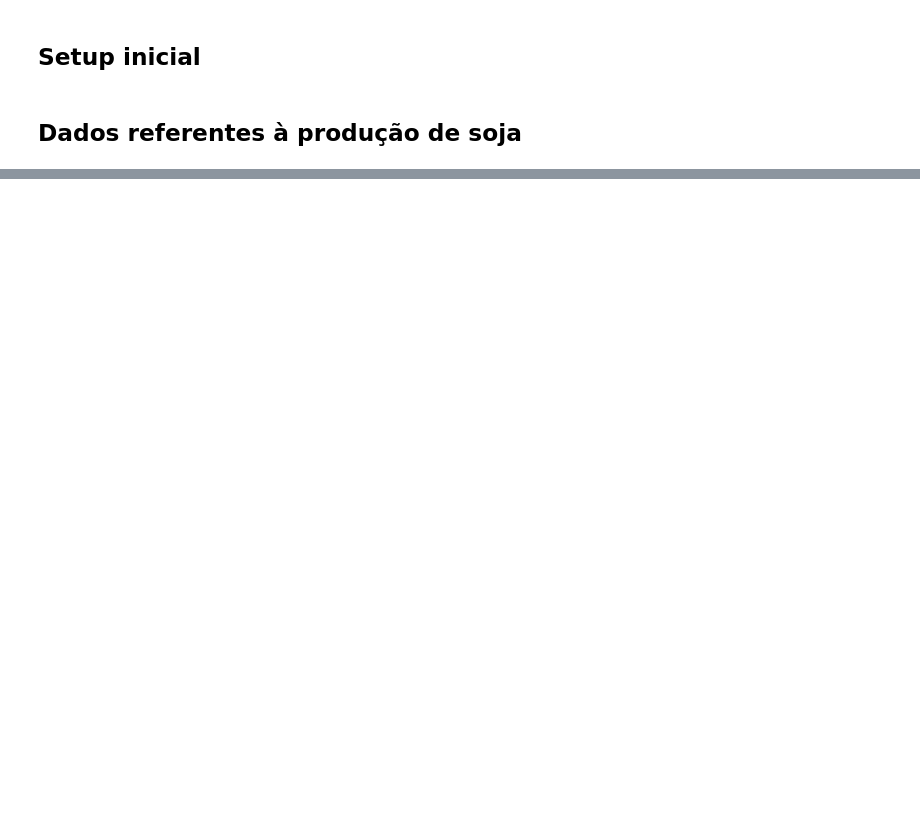
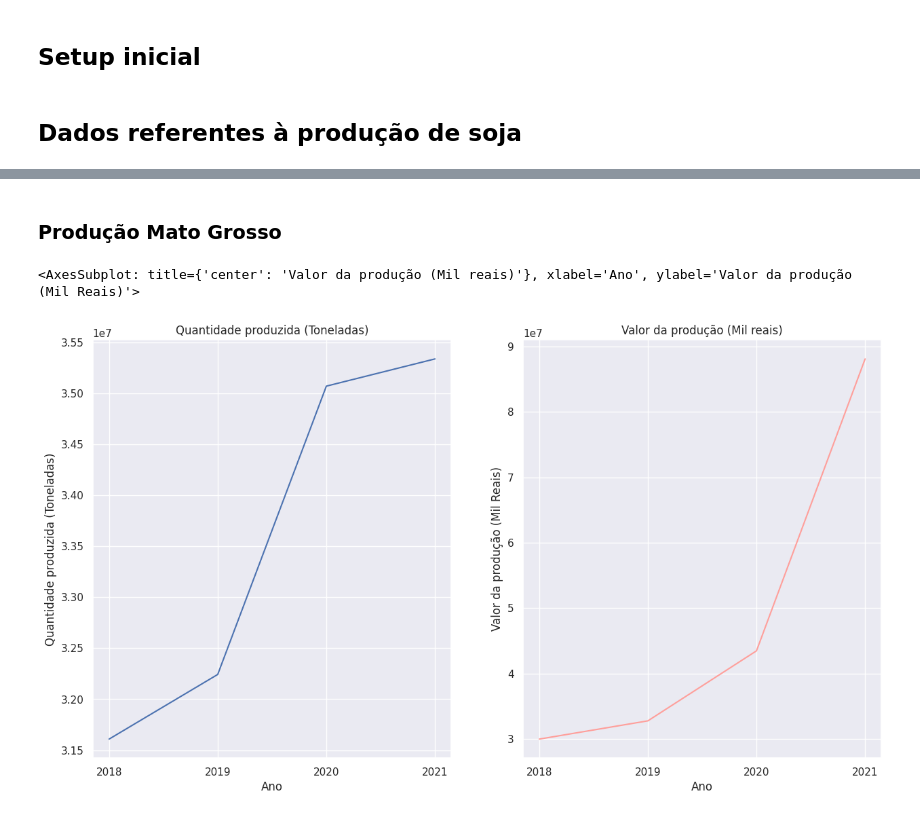
Before and after one commit to luiz-EL/An-liseMercadoSoja, a Jupyter notebook: mercado_soja.ipynb, the cells around one changed output, grey strips where cells are left out. Cells and saved outputs as stored; diff of their text form; code cells hidden in the pictures; blank space fills up the shorter version.

```diff
--- a/mercado_soja.ipynb
+++ b/mercado_soja.ipynb
@@ -1,9 +1,7 @@
 # %% [markdown]
 ## Setup inicial
 # %%
-#!pip install wget
-#!pip install -U sidrapy
-#!pip install openpyxl
+#!pip install -r dependencies
 
 # Importando bibliotecas necessárias
 import sidrapy
@@ -11,9 +9,13 @@ import pandas as pd
 import seaborn as sns
 import matplotlib.pyplot as plt
 from etl import * # Importa as classes criadas para um código mais limpo
+import yfinance as yf
+
+palette = sns.color_palette('pastel')
+sns.set_theme('notebook')
 
 municípios_mt = pd.read_csv('tabelas/municipios_mt.csv')
-dados = data_get(2018, 2021)
+dados = data_get(2018, 2022)
 # %% [markdown]
 ## Dados referentes à produção de soja
 # %%
@@ -43,8 +23,0 @@ top10_municipios = top10_valor_2021['Município']
-# %%
-plt.figure(figsize = (18,8))
-palette = sns.color_palette("pastel", len(cidades_top10.index))
-ax = sns.barplot(y = cidades_top10['Valor da produção (Mil Reais)'], x = [f'{city[0:len(city)-4]}' for city in cidades_top10.index], palette= palette)
-
-for i in ax.containers:
-    ax.bar_label(i,)
-plt.show()
@@ -79,0 +24,20 @@ Arguments: (UpgradePrompt(old='22.2.2', new='22.3.1'),)
+# %% [markdown]
+### Produção Mato Grosso
+# %%
+produção_mt = soja.groupby(by = soja.index, axis = 0).sum()
+
+plt.figure(figsize=(15,8))
+plt.title('Soja no MT - 2018 à 2021')
+
+plt.subplot(1,2,1)
+plt.title("Quantidade produzida (Toneladas)")
+plt.xticks(produção_mt.index)
+sns.lineplot(data = produção_mt, x = produção_mt.index, y = 'Quantidade produzida (Toneladas)', palette = palette)
+
+plt.subplot(1,2,2)
+plt.title("Valor da produção (Mil reais)")
+plt.xticks(produção_mt.index)
+sns.lineplot(data = produção_mt, x = produção_mt.index, y = 'Valor da produção (Mil Reais)', color = palette[3])
+# %% [output]
+<AxesSubplot: title={'center': 'Valor da produção (Mil reais)'}, xlabel='Ano', ylabel='Valor da produção (Mil Reais)'>
+[figure, added]
```
Also changed, not shown: parts of 14 cells of this notebook, 5 other files.
